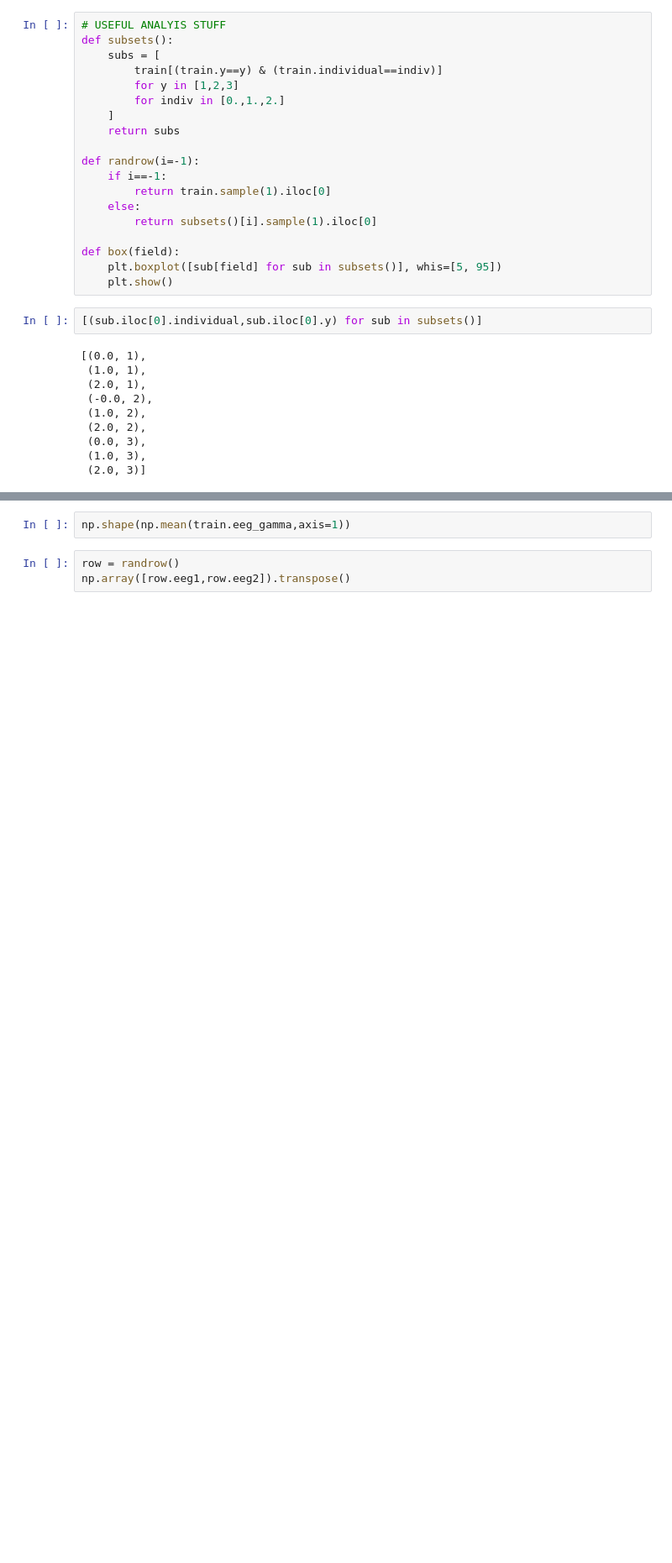
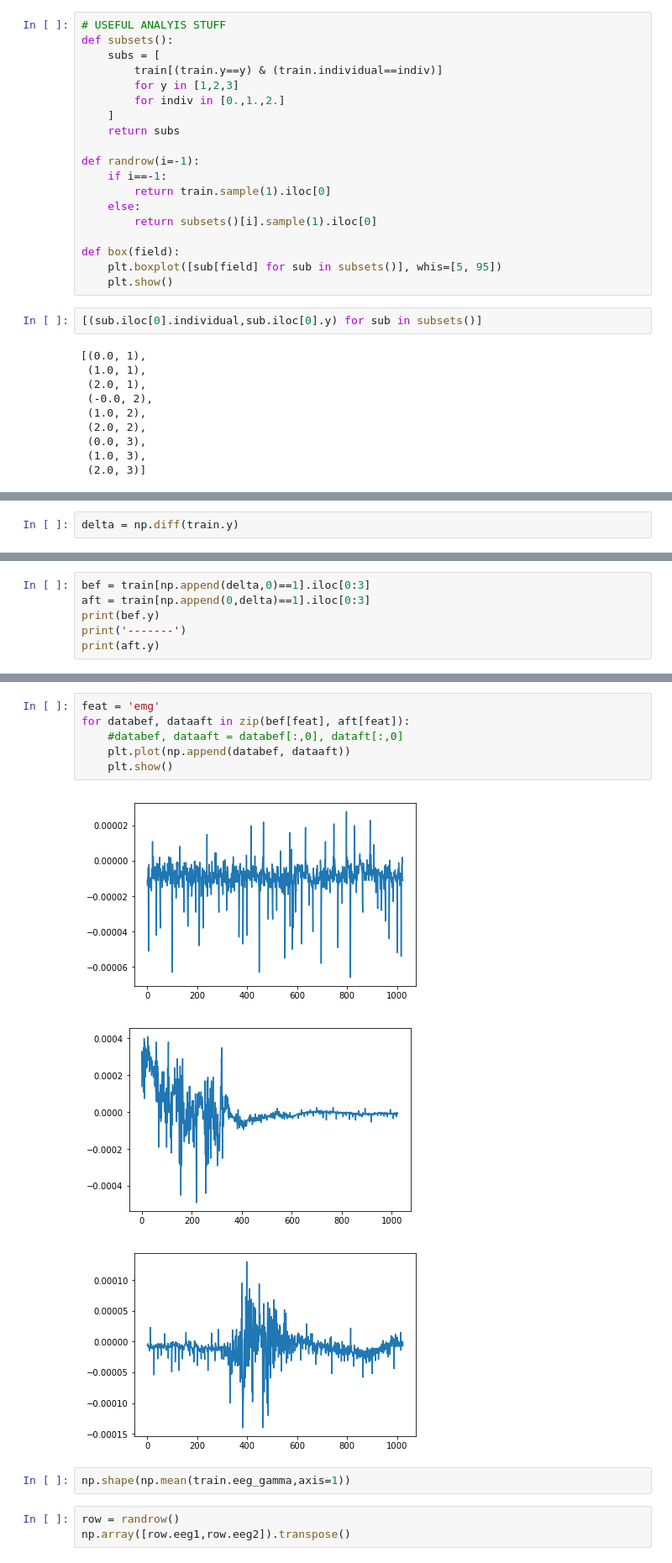
Before and after one commit to sebgiles/ethz-advanced-machine-learning, a Jupyter notebook: task4/seb0.ipynb, the cells around one changed output, grey strips where cells are left out. Shown at 84% size. Drawn from its saved outputs; the diff is of its cells as text; blank space fills up the shorter version.

```diff
--- a/task4/seb0.ipynb
+++ b/task4/seb0.ipynb
@@ -323,0 +330,2 @@ for col in train.columns:
+# %%
+delta = np.diff(train.y)
@@ -323,0 +336,6 @@ for col in train.columns:
+# %%
+bef = train[np.append(delta,0)==1].iloc[0:3]
+aft = train[np.append(0,delta)==1].iloc[0:3]
+print(bef.y)
+print('-------')
+print(aft.y)
@@ -324,3 +383,13 @@ for col in train.columns:
+# %%
+feat = 'emg'
+for databef, dataaft in zip(bef[feat], aft[feat]):
+    #databef, dataaft = databef[:,0], dataft[:,0]
+    plt.plot(np.append(databef, dataaft))
+    plt.show()
+# %% [output]
+[figure, added]
+[figure, added]
+[figure, added]
 # %%
 np.shape(np.mean(train.eeg_gamma,axis=1))
 # %%
```
Also changed, not shown: parts of 22 cells of this notebook, 17 other files.
